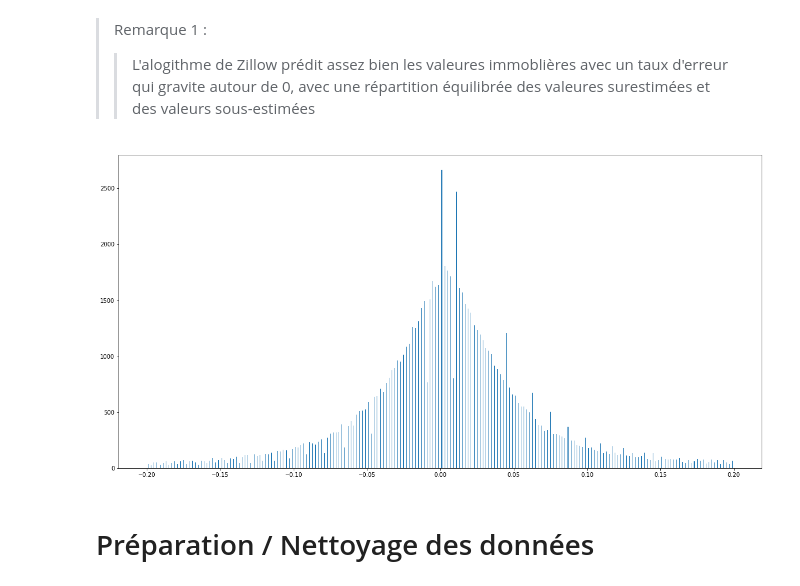
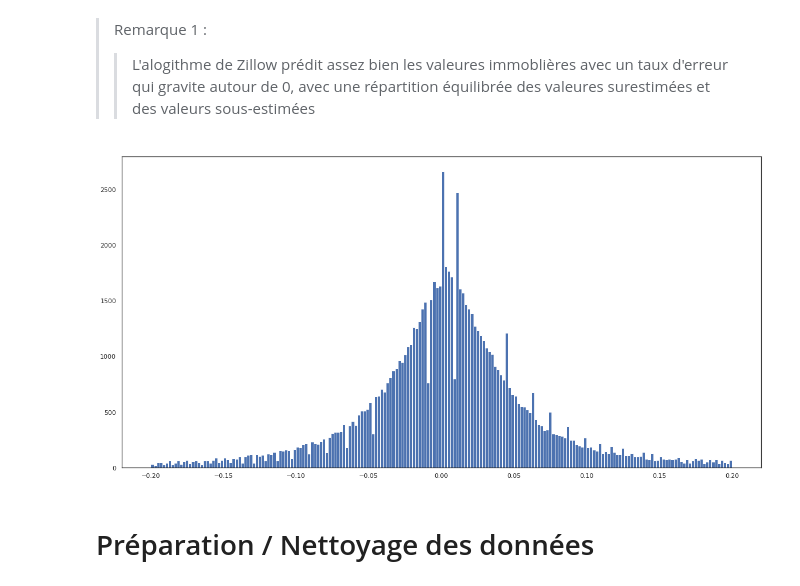
Before and after one commit to degharbi/Zillow-prize-Kaggle, a Jupyter notebook: Zillow-présentation.ipynb, the cells around one changed output. Saved outputs shown, nothing was run; the diff lists cells and outputs as text; code cells hidden in the pictures.

```diff
--- a/Zillow-présentation.ipynb
+++ b/Zillow-présentation.ipynb
@@ -63,13 +69,13 @@ On remarque une distribution de forme gaussienne du logerror avec une médiane a
 # %%
 rangeMin,rangeMax = -0.2, 0.2
 hist, bins = np.histogram(train16.logerror.values, bins=200, range=(rangeMin,rangeMax))
-width = 0.2 * (bins[1] - bins[0])
+width = 1 * (bins[1] - bins[0])
 center = (bins[:-1] + bins[1:]) / 2
 plt.figure(figsize=(20,10))
 plt.bar(center, hist, align='center', width=width)
 plt.show()
 # %% [output]
-[figure, old version]
+[figure, new version]
 # %% [markdown]
 # Préparation / Nettoyage des données
 # %% [markdown]
```
Also changed, not shown: parts of 12 cells of this notebook, 9 other files.
